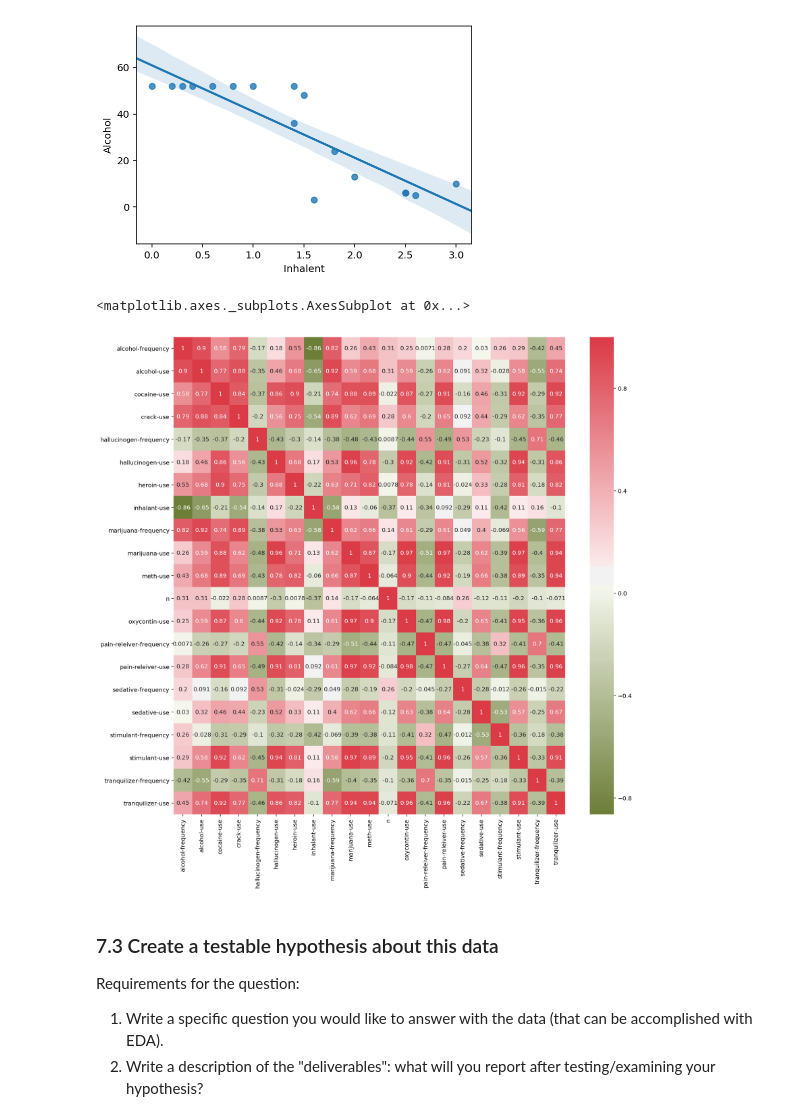
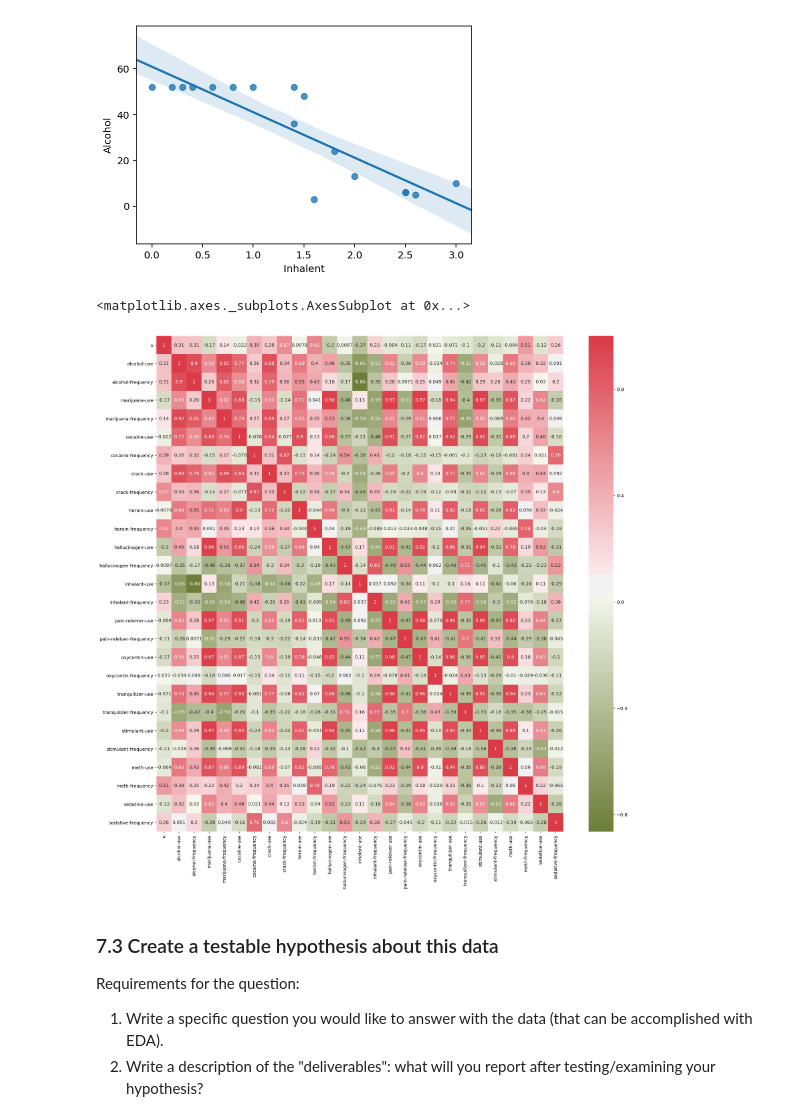
Before and after one commit to SeanWongKengMun/project2, a Jupyter notebook: project-02-v2-starter-code.ipynb, the cells around one changed output. Drawn from its saved outputs; the diff is of its cells as text; code cells hidden in the pictures.

```diff
--- a/project-02-v2-starter-code.ipynb
+++ b/project-02-v2-starter-code.ipynb
@@ -458,0 +415,4 @@ drug
+# %%
+drug_path = 'drug-use-by-age.csv'
+drugs = pd.read_csv(drug_path)
+drugs.head()
@@ -458,0 +530,25 @@ drug
+# %%
+# replacing all "-" values with NANreplacin
+# EDIT: a closer look at all frequency values correlate to 0's in the use. this suggests that since there was no
+# usage of the drug, the frequency can be assumed as 0
+# problem: considering there are 0 for use but non-0's for frequency of the same drug, the above statment can cause
+# problems. another explanation is that the frequency is so low (rounded decimals), but the few people who do use
+# it are doing so at a very high rate.
+# creating a new metric for total use can be a misleading number to analyze
+
+def f(x):
+    if (type(x) == str):
+        if x == '-':
+            return 0#np.nan
+        else: return x
+    else: return x
+# %%
+'applying function above and converting object to float column'
+drugs = drugs.applymap(f)
+drugs['cocaine-frequency'] = drugs['cocaine-frequency'].astype('float64')
+drugs['crack-frequency'] = drugs['crack-frequency'].astype('float64')
+drugs['heroin-frequency'] = drugs['heroin-frequency'].astype('float64')
+drugs['inhalant-frequency'] = drugs['inhalant-frequency'].astype('float64')
+drugs['oxycontin-frequency'] = drugs['oxycontin-frequency'].astype('float64')
+drugs['meth-frequency'] = drugs['meth-frequency'].astype('float64')
+drugs.head(20)
@@ -577,12 +650,12 @@ ax = sns.regplot(x=x, y=y, marker="o")
 [figure]
 # %%
 import matplotlib.pyplot as plt
-plt.figure(figsize = (15,15) )
+plt.figure(figsize = (20,20) )
 cmap = sns.diverging_palette(100,10, as_cmap = True)
-sns.heatmap(drug.corr(), cmap=cmap, annot = True)
+sns.heatmap(drugs.corr(), cmap=cmap, annot = True)
 # %% [output]
 <matplotlib.axes._subplots.AxesSubplot at 0x...>
-[figure, old version]
+[figure, new version]
 # %% [markdown]
 ### 7.3 Create a testable hypothesis about this data
 
```
Also changed, not shown: parts of 29 cells of this notebook.
